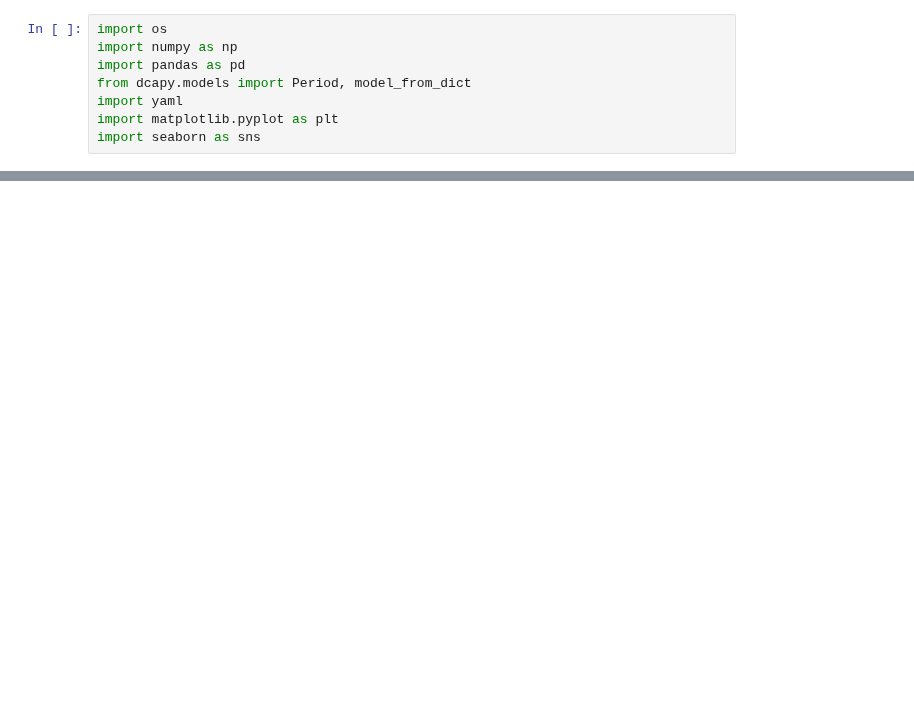
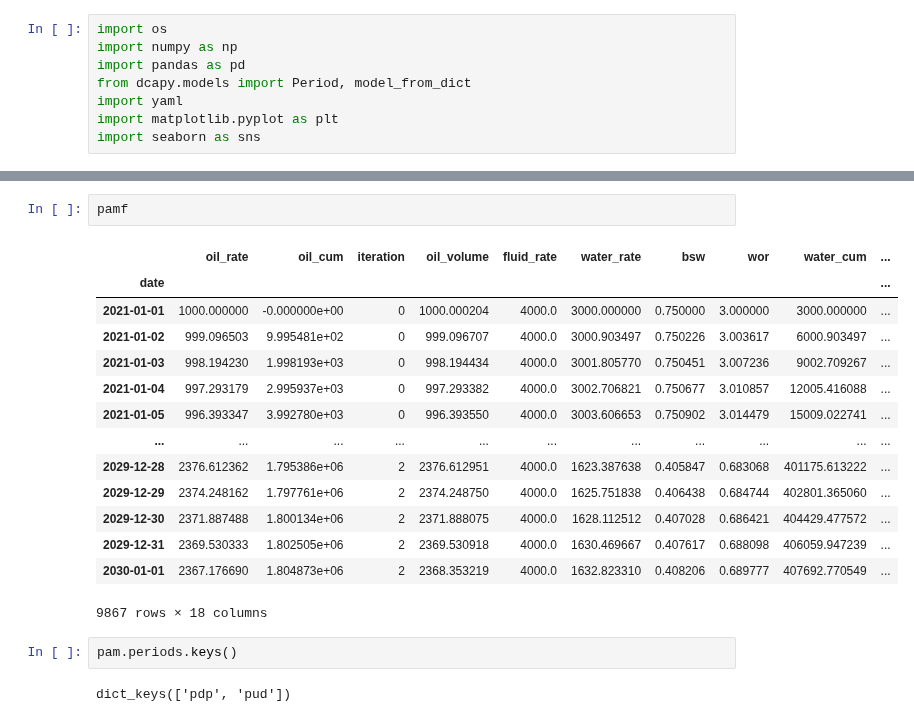
Before and after one commit to scuervo91/dcapy, a Jupyter notebook: examples/3-yaml/yml_files.ipynb, the cells around one changed output, grey strips where cells are left out. Cells and saved outputs as stored; diff of their text form; blank space fills up the shorter version.

```diff
--- a/examples/3-yaml/yml_files.ipynb
+++ b/examples/3-yaml/yml_files.ipynb
@@ -34,0 +35,21 @@ period_wor_int.yml
+# %%
+pamf
+# %% [output]
+|  | oil_rate | oil_cum | iteration | oil_volume | fluid_rate | water_rate | bsw | wor | water_cum | ... |
+| date |  |  |  |  |  |  |  |  |  | ... |
+| 2021-01-01 | 1000.000000 | -0.000000e+00 | 0 | 1000.000204 | 4000.0 | 3000.000000 | 0.750000 | 3.000000 | 3000.000000 | ... |
+| 2021-01-02 | 999.096503 | 9.995481e+02 | 0 | 999.096707 | 4000.0 | 3000.903497 | 0.750226 | 3.003617 | 6000.903497 | ... |
+| 2021-01-03 | 998.194230 | 1.998193e+03 | 0 | 998.194434 | 4000.0 | 3001.805770 | 0.750451 | 3.007236 | 9002.709267 | ... |
+| 2021-01-04 | 997.293179 | 2.995937e+03 | 0 | 997.293382 | 4000.0 | 3002.706821 | 0.750677 | 3.010857 | 12005.416088 | ... |
+| 2021-01-05 | 996.393347 | 3.992780e+03 | 0 | 996.393550 | 4000.0 | 3003.606653 | 0.750902 | 3.014479 | 15009.022741 | ... |
+| ... | ... | ... | ... | ... | ... | ... | ... | ... | ... | ... |
+| 2029-12-28 | 2376.612362 | 1.795386e+06 | 2 | 2376.612951 | 4000.0 | 1623.387638 | 0.405847 | 0.683068 | 401175.613222 | ... |
+| 2029-12-29 | 2374.248162 | 1.797761e+06 | 2 | 2374.248750 | 4000.0 | 1625.751838 | 0.406438 | 0.684744 | 402801.365060 | ... |
+| 2029-12-30 | 2371.887488 | 1.800134e+06 | 2 | 2371.888075 | 4000.0 | 1628.112512 | 0.407028 | 0.686421 | 404429.477572 | ... |
+| 2029-12-31 | 2369.530333 | 1.802505e+06 | 2 | 2369.530918 | 4000.0 | 1630.469667 | 0.407617 | 0.688098 | 406059.947239 | ... |
+| 2030-01-01 | 2367.176690 | 1.804873e+06 | 2 | 2368.353219 | 4000.0 | 1632.823310 | 0.408206 | 0.689777 | 407692.770549 | ... |
+9867 rows × 18 columns
+# %%
+pam.periods.keys()
+# %% [output]
+dict_keys(['pdp', 'pud'])
```
Also changed, not shown: parts of 1 cell of this notebook, 4 other files.
